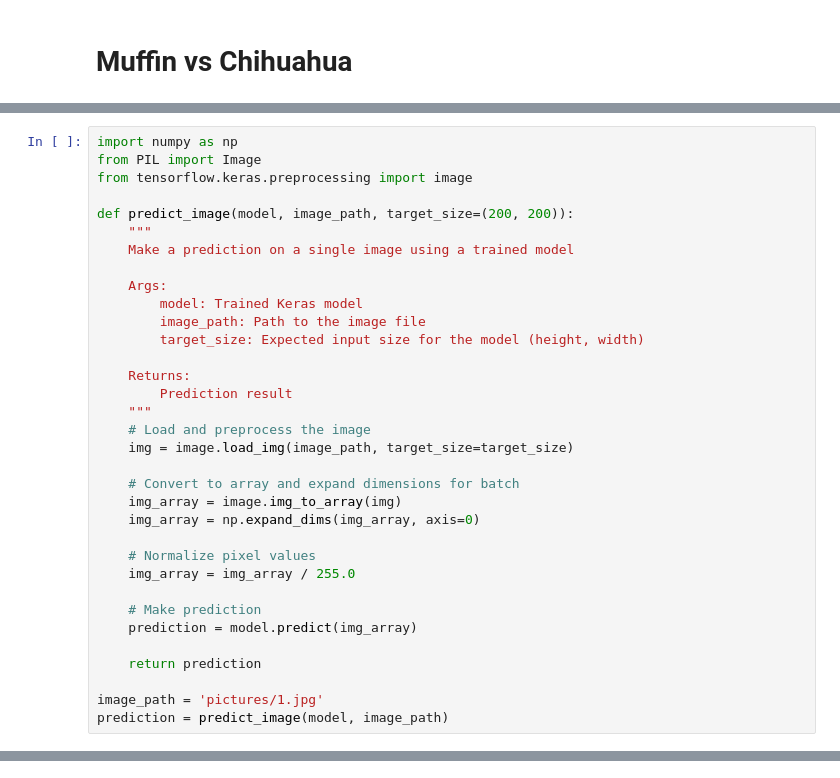
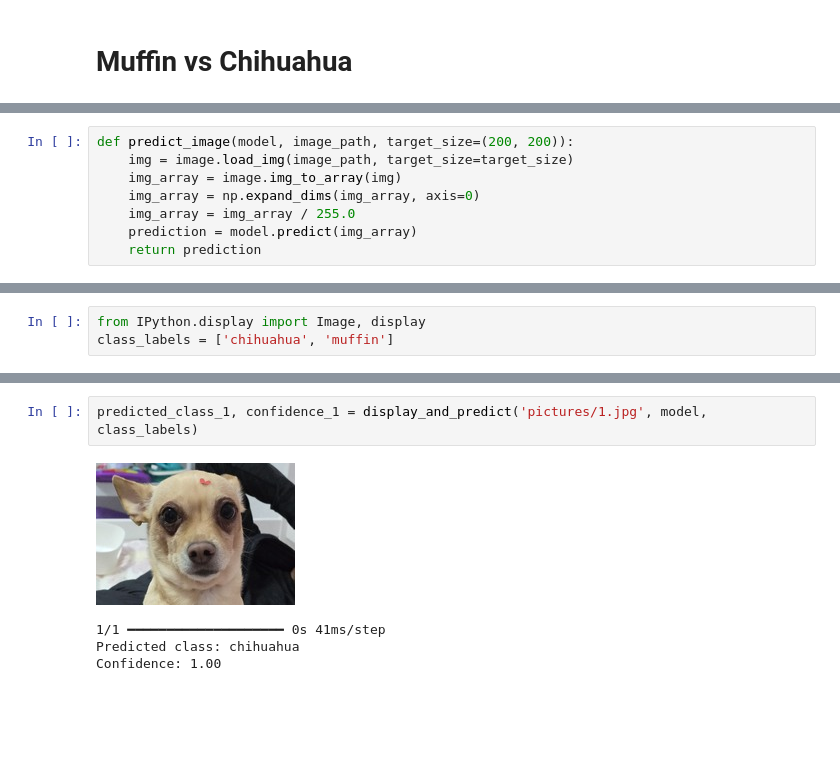
Before and after one commit to poacosta/jupyter-notebooks, a Jupyter notebook: Muffin vs Chihuahua.ipynb, the cells around one changed output, grey strips where cells are left out. Cells and saved outputs as stored; diff of their text form; blank space fills up the shorter version.

```diff
--- a/Muffin vs Chihuahua.ipynb
+++ b/Muffin vs Chihuahua.ipynb
@@ -90,34 +162,8 @@ plt.show()
 # %%
-import numpy as np
-from PIL import Image
-from tensorflow.keras.preprocessing import image
-
 def predict_image(model, image_path, target_size=(200, 200)):
-    """
-    Make a prediction on a single image using a trained model
-
-    Args:
-        model: Trained Keras model
-        image_path: Path to the image file
-        target_size: Expected input size for the model (height, width)
-
-    Returns:
-        Prediction result
-    """
-    # Load and preprocess the image
     img = image.load_img(image_path, target_size=target_size)
-
-    # Convert to array and expand dimensions for batch
     img_array = image.img_to_array(img)
     img_array = np.expand_dims(img_array, axis=0)
-
-    # Normalize pixel values
     img_array = img_array / 255.0
-
-    # Make prediction
     prediction = model.predict(img_array)
-
     return prediction
-
-image_path = 'pictures/1.jpg'
-prediction = predict_image(model, image_path)
@@ -134,0 +172,3 @@ Confidence: 0.48
+# %%
+from IPython.display import Image, display
+class_labels = ['chihuahua', 'muffin']
@@ -134,0 +220,7 @@ Confidence: 0.48
+# %%
+predicted_class_1, confidence_1 = display_and_predict('pictures/1.jpg', model, class_labels)
+# %% [output]
+[figure, added]
+1/1 ━━━━━━━━━━━━━━━━━━━━ 0s 41ms/step
+Predicted class: chihuahua
+Confidence: 1.00
```
Also changed, not shown: parts of 29 cells of this notebook.
